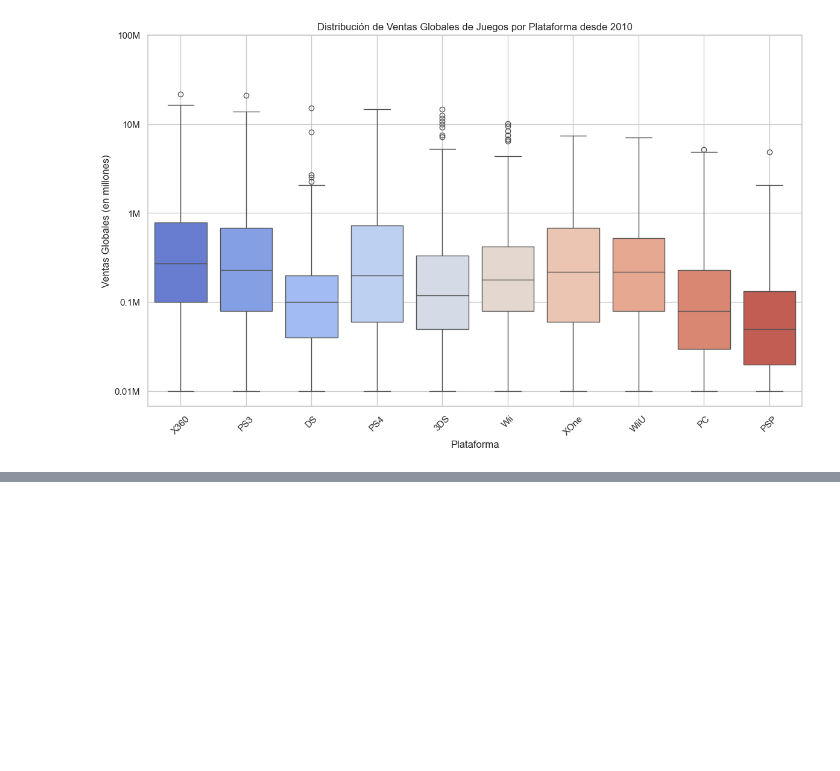
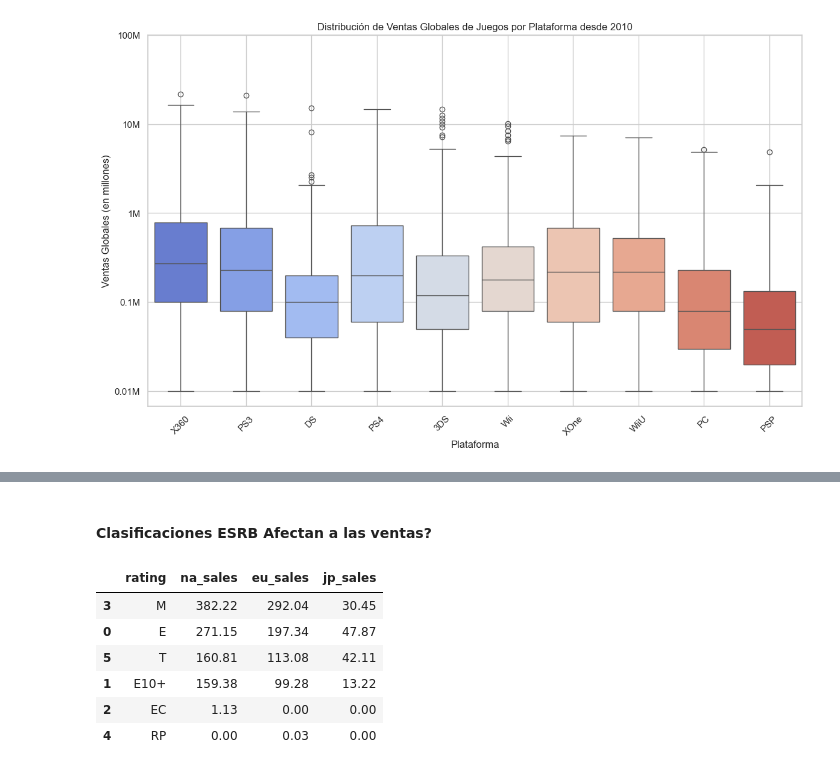
Before and after one commit to ErayFaSol/proyectosDataScience, a Jupyter notebook: proyecto6.ipynb, the cells around one changed output, grey strips where cells are left out. Saved outputs shown, nothing was run; the diff lists cells and outputs as text; code cells hidden in the pictures; blank space fills up the shorter version.

```diff
--- a/proyecto6.ipynb
+++ b/proyecto6.ipynb
@@ -430,0 +620,23 @@ Correlación entre las puntuaciones de usuarios y ventas en PS4: -0.033624975965
+# %% [markdown]
+#### Clasificaciones ESRB Afectan a las ventas?
+# %%
+# Agrupa los datos por clasificación ESRB
+esrb_sales_by_region = data_since_2010.groupby('rating').agg({
+    'na_sales': 'sum',
+    'eu_sales': 'sum',
+    'jp_sales': 'sum'
+}).reset_index()
+
+# Ordena los resultados para una mejor visualización, si es necesario
+esrb_sales_by_region.sort_values(by=['na_sales', 'eu_sales', 'jp_sales'], ascending=False, inplace=True)
+
+# Imprime los resultados para ver la influencia de las clasificaciones ESRB en las ventas por región
+display(esrb_sales_by_region)
+# %% [output]
+|  | rating | na_sales | eu_sales | jp_sales |
+| 3 | M | 382.22 | 292.04 | 30.45 |
+| 0 | E | 271.15 | 197.34 | 47.87 |
+| 5 | T | 160.81 | 113.08 | 42.11 |
+| 1 | E10+ | 159.38 | 99.28 | 13.22 |
+| 2 | EC | 1.13 | 0.00 | 0.00 |
+| 4 | RP | 0.00 | 0.03 | 0.00 |
```
Also changed, not shown: parts of 30 cells of this notebook.
